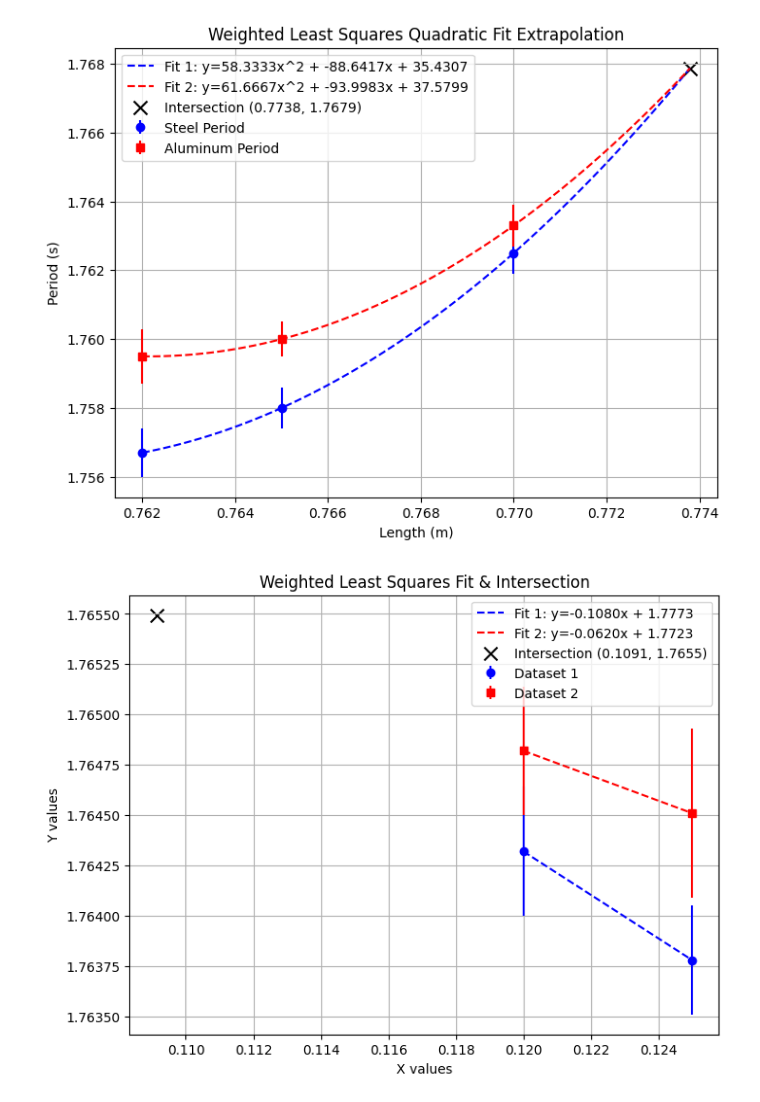
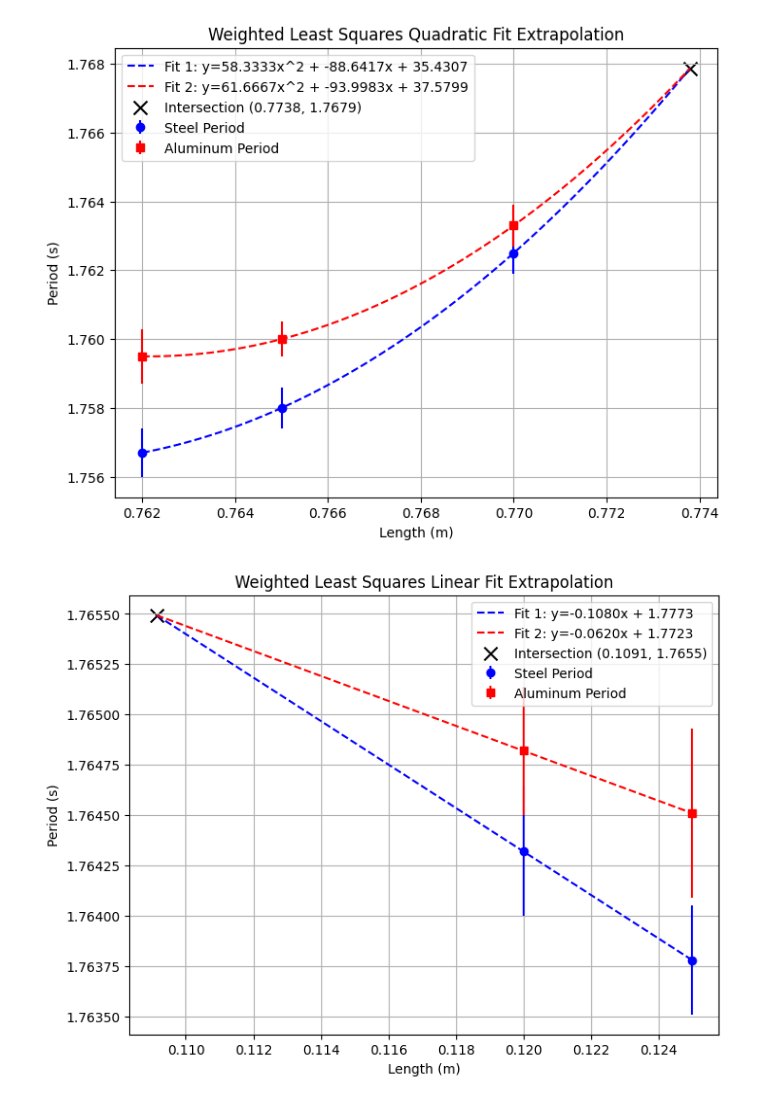
Before and after one commit to LoickMarion/ArduinoPendulum, a Jupyter notebook: calc_distance.ipynb, the cells around one changed output. Saved outputs shown, nothing was run; the diff lists cells and outputs as text; code cells hidden in the pictures.

Commit message:
more plot fix

```diff
--- a/calc_distance.ipynb
+++ b/calc_distance.ipynb
@@ -145,29 +145,32 @@ sigma_T_aluminum_fine = np.array([.00032,.00042])  # Uncertainties in aluminum p
 # %%
 m1, b1, m1_err, b1_err = fit_weighted_least_squares(L_arr_fine, T_steel_fine, sigma_T_steel_fine)
 m2, b2, m2_err, b2_err = fit_weighted_least_squares(L_arr_fine, T_aluminum_fine, sigma_T_aluminum_fine)
 
 # Compute intersection
 x_int, y_int = find_intersection(m1, b1, m2, b2)
 
+
+x_range = np.linspace(x_int, max(L_arr_fine), 100)
+
 # Plot data and fits
 plt.figure(figsize=(8, 6))
 
 # First dataset
-plt.errorbar(L_arr_fine, T_steel_fine, yerr=sigma_T_steel_fine, fmt='o', label="Dataset 1", color='blue')
-plt.plot(L_arr_fine, linear_model(L_arr_fine, m1, b1), '--', color='blue', label=f"Fit 1: y={m1:.4f}x + {b1:.4f}")
+plt.errorbar(L_arr_fine, T_steel_fine, yerr=sigma_T_steel_fine, fmt='o', label="Steel Period", color='blue')
+plt.plot(x_range, linear_model(x_range, m1, b1), '--', color='blue', label=f"Fit 1: y={m1:.4f}x + {b1:.4f}")
 
 # Second dataset
-plt.errorbar(L_arr_fine, T_aluminum_fine, yerr=sigma_T_aluminum_fine, fmt='s', label="Dataset 2", color='red')
-plt.plot(L_arr_fine, linear_model(L_arr_fine, m2, b2), '--', color='red', label=f"Fit 2: y={m2:.4f}x + {b2:.4f}")
+plt.errorbar(L_arr_fine, T_aluminum_fine, yerr=sigma_T_aluminum_fine, fmt='s', label="Aluminum Period", color='red')
+plt.plot(x_range, linear_model(x_range, m2, b2), '--', color='red', label=f"Fit 2: y={m2:.4f}x + {b2:.4f}")
 
 # Intersection point
 plt.scatter(x_int, y_int, color='black', marker='x', s=100, label=f"Intersection ({x_int:.4f}, {y_int:.4f})")
 
 # Labels and legend
-plt.xlabel("X values")
-plt.ylabel("Y values")
-plt.title("Weighted Least Squares Fit & Intersection")
+plt.xlabel("Length (m)")
+plt.ylabel("Period (s)")
+plt.title("Weighted Least Squares Linear Fit Extrapolation")
 plt.legend()
 plt.grid(True)
 # %% [output]
-[figure, old version]
+[figure, new version]
```
